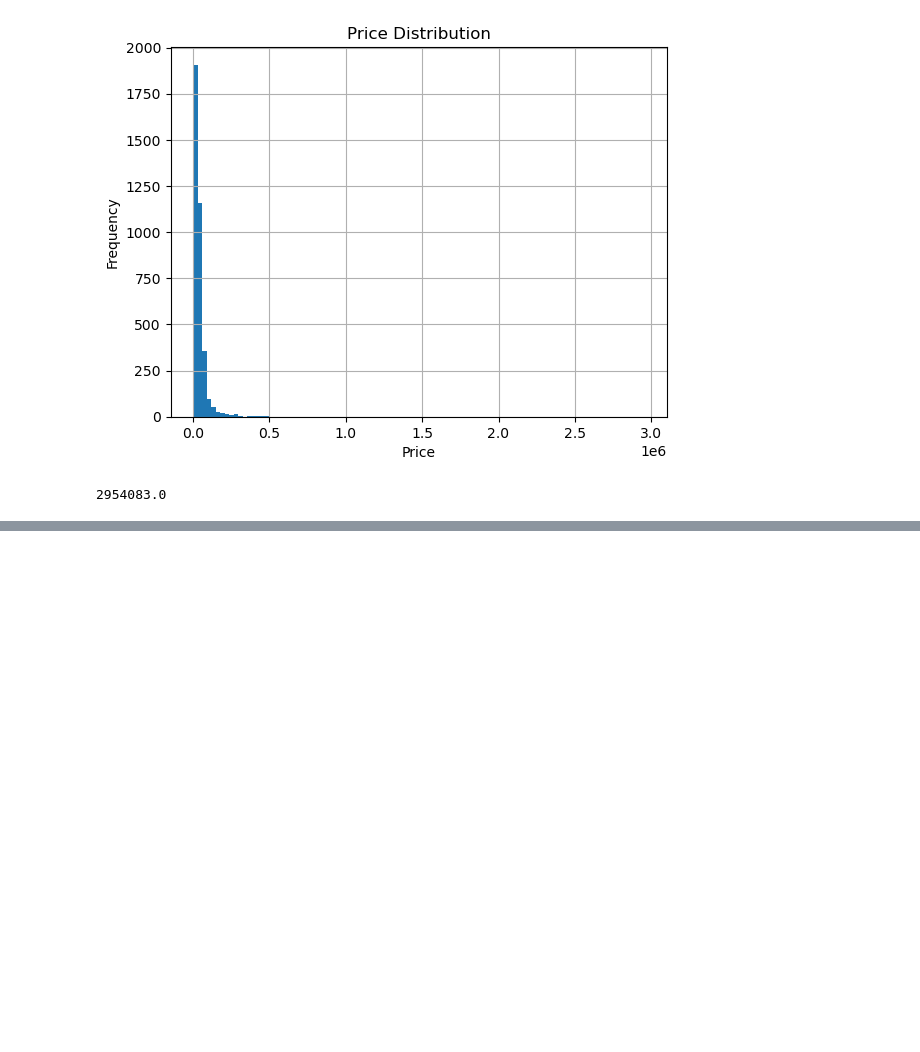
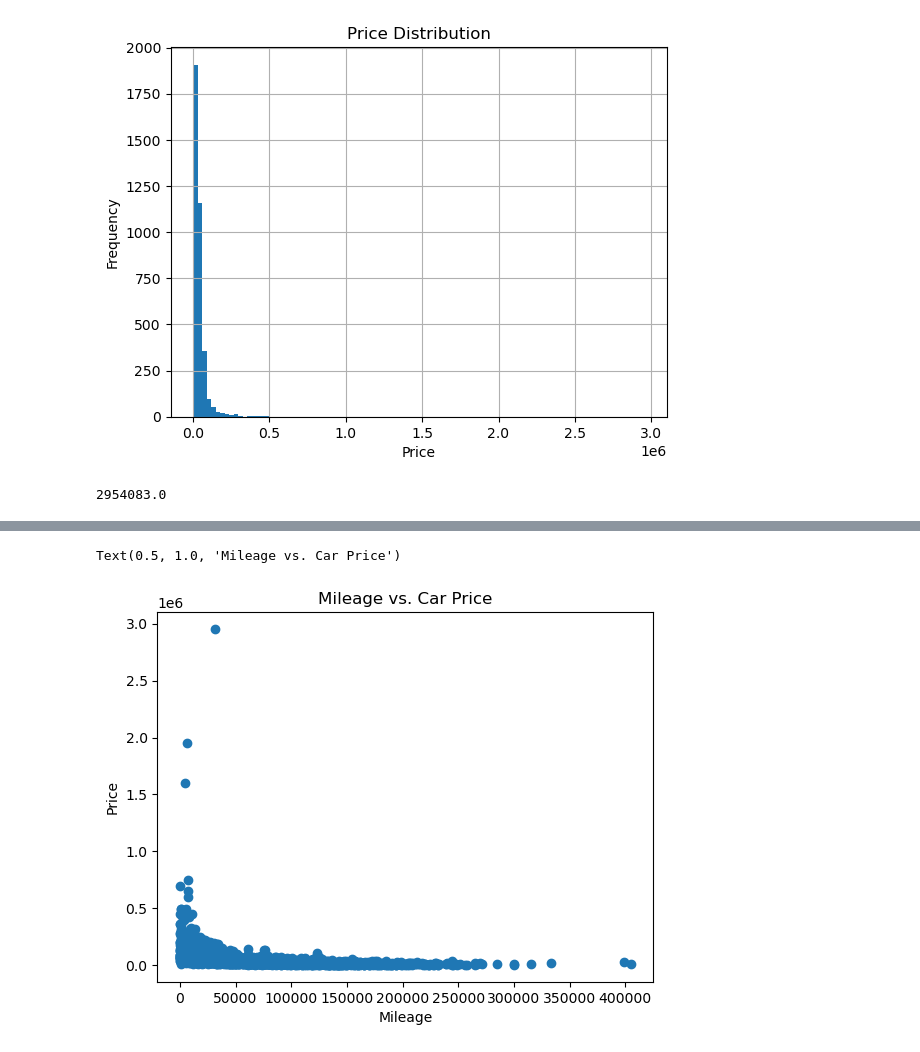
Before and after one commit to JustinTrenchcoat/Bayesian_Stat_2026, a Jupyter notebook: EDA.ipynb, the cells around one changed output, grey strips where cells are left out. Saved outputs shown, nothing was run; the diff lists cells and outputs as text; code cells hidden in the pictures; blank space fills up the shorter version.

```diff
--- a/EDA.ipynb
+++ b/EDA.ipynb
@@ -80,0 +97,10 @@ print(df_new['price'].max())
+# %%
+# Visualization part 2:
+# Scatter plot of Mileage vs price:
+plt.scatter(df_new["milage"], df_new["price"])
+plt.xlabel("Mileage")
+plt.ylabel("Price")
+plt.title("Mileage vs. Car Price")
+# %% [output]
+Text(0.5, 1.0, 'Mileage vs. Car Price')
+[figure, added]
```
Also changed, not shown: parts of 5 cells of this notebook.
